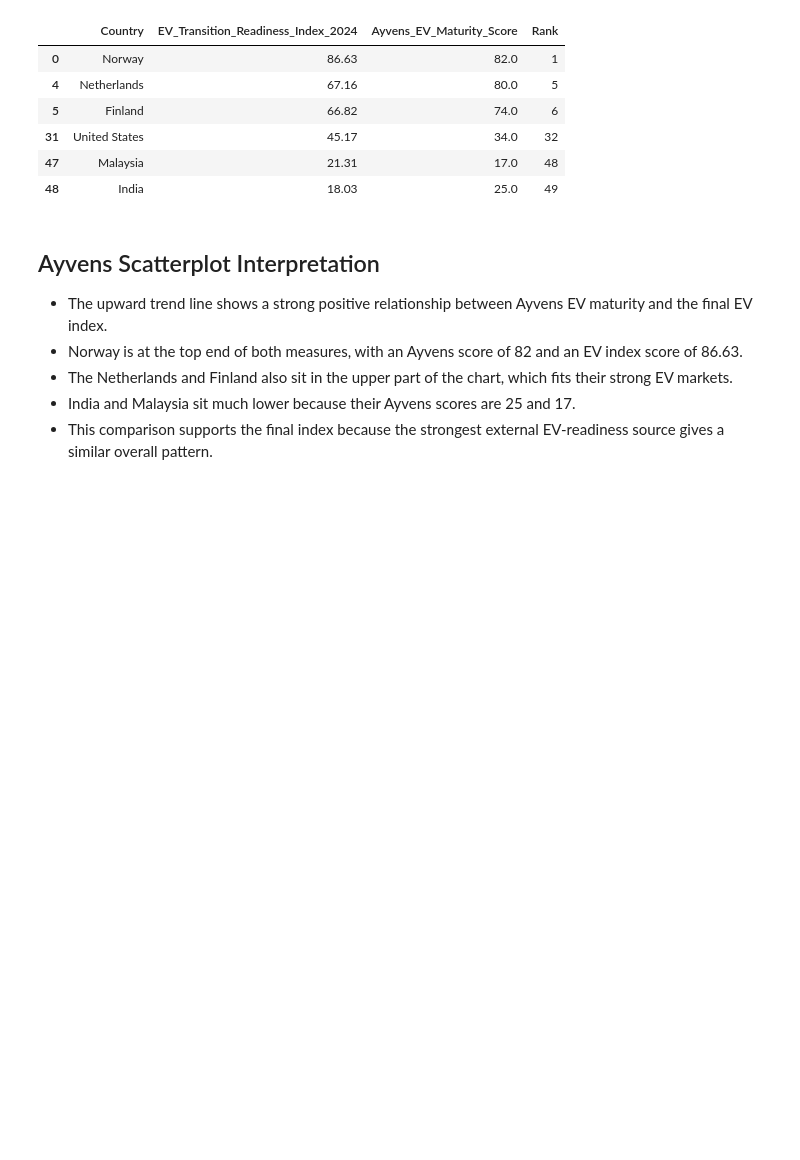
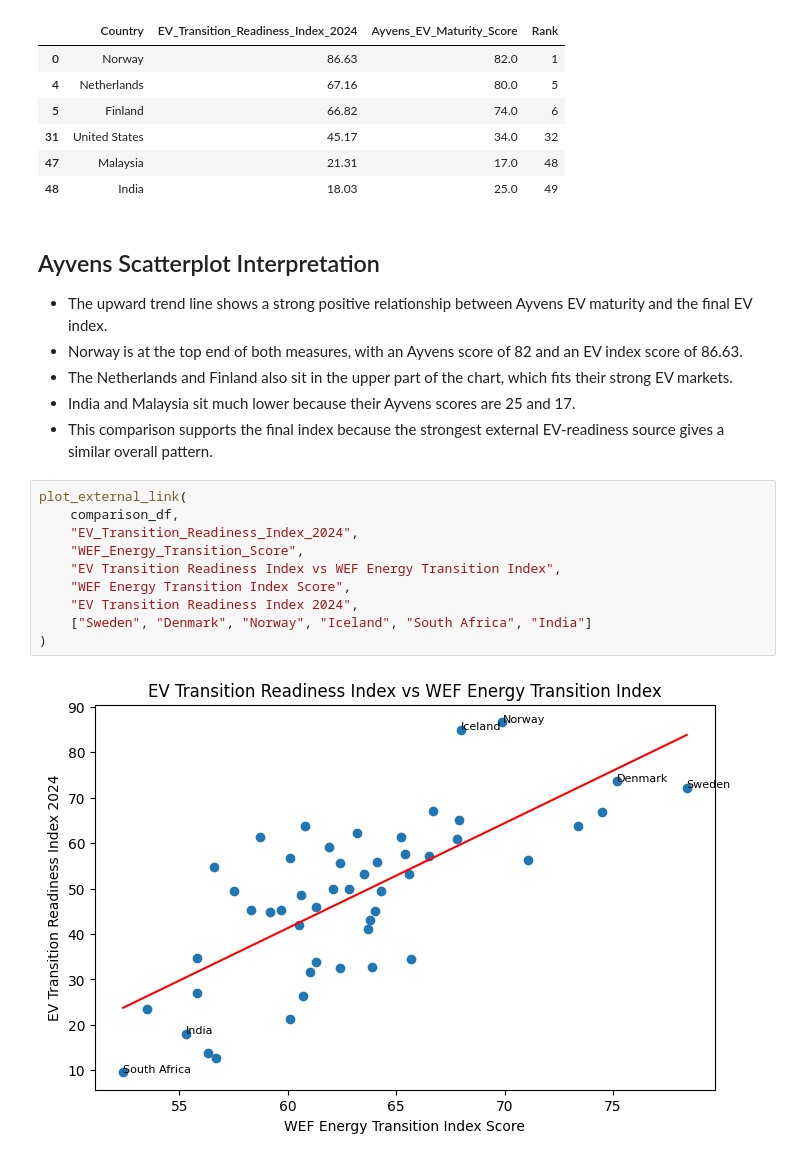
Before and after one commit to RathnamMeghana/DAV_CA1, a Jupyter notebook: index.ipynb, the cells around one changed output. Drawn from its saved outputs; the diff is of its cells as text; blank space fills up the shorter version.

```diff
--- a/index.ipynb
+++ b/index.ipynb
@@ -2453,3 +2453,15 @@ comparison_df[
 - The Netherlands and Finland also sit in the upper part of the chart, which fits their strong EV markets.
 - India and Malaysia sit much lower because their Ayvens scores are 25 and 17.
 - This comparison supports the final index because the strongest external EV-readiness source gives a similar overall pattern.
+# %%
+plot_external_link(
+    comparison_df,
+    "EV_Transition_Readiness_Index_2024",
+    "WEF_Energy_Transition_Score",
+    "EV Transition Readiness Index vs WEF Energy Transition Index",
+    "WEF Energy Transition Index Score",
+    "EV Transition Readiness Index 2024",
+    ["Sweden", "Denmark", "Norway", "Iceland", "South Africa", "India"]
+)
+# %% [output]
+[figure, added]
```
Also changed, not shown: parts of 2 cells of this notebook.
